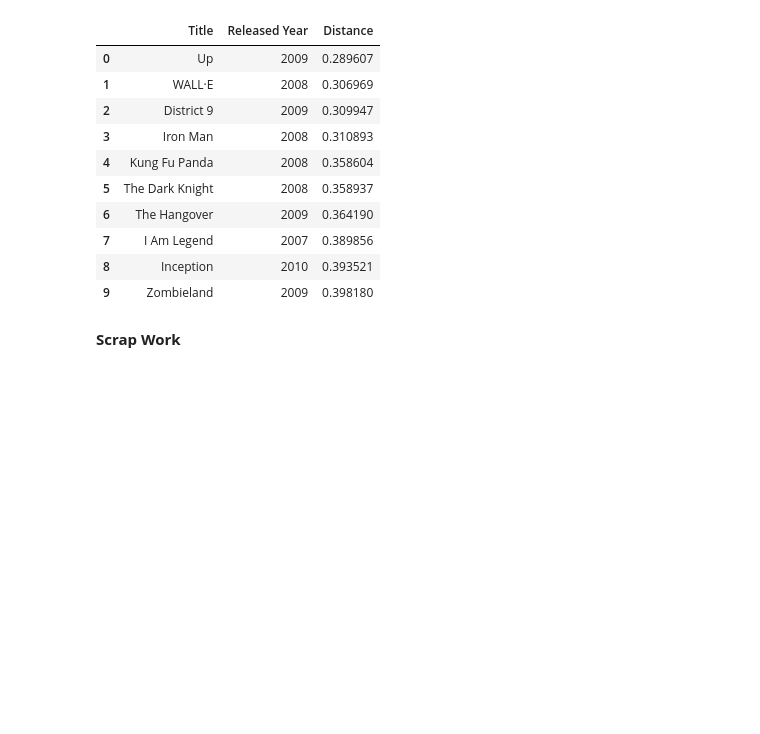
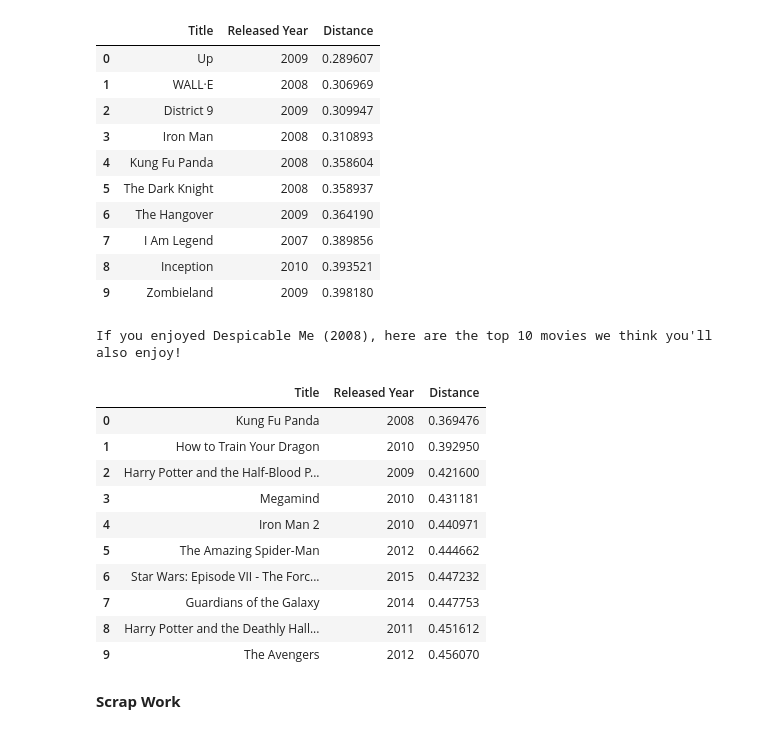
Before and after one commit to proman2520/project-4, a Jupyter notebook: Project4_accmodel_local_v2.ipynb, the cells around one changed output. Saved outputs shown, nothing was run; the diff lists cells and outputs as text; code cells hidden in the pictures; blank space fills up the shorter version.

```diff
--- a/Project4_accmodel_local_v2.ipynb
+++ b/Project4_accmodel_local_v2.ipynb
@@ -216,6 +216,21 @@ If you enjoyed Avatar (2009), here are the top 10 movies we think you'll also en
 | 7 | I Am Legend | 2007 | 0.389856 |
 | 8 | Inception | 2010 | 0.393521 |
 | 9 | Zombieland | 2009 | 0.398180 |
+# %%
+getrecs('Despicable Me')
+# %% [output]
+If you enjoyed Despicable Me (2008), here are the top 10 movies we think you'll also enjoy!
+|  | Title | Released Year | Distance |
+| 0 | Kung Fu Panda | 2008 | 0.369476 |
+| 1 | How to Train Your Dragon | 2010 | 0.392950 |
+| 2 | Harry Potter and the Half-Blood P... | 2009 | 0.421600 |
+| 3 | Megamind | 2010 | 0.431181 |
+| 4 | Iron Man 2 | 2010 | 0.440971 |
+| 5 | The Amazing Spider-Man | 2012 | 0.444662 |
+| 6 | Star Wars: Episode VII - The Forc... | 2015 | 0.447232 |
+| 7 | Guardians of the Galaxy | 2014 | 0.447753 |
+| 8 | Harry Potter and the Deathly Hall... | 2011 | 0.451612 |
+| 9 | The Avengers | 2012 | 0.456070 |
 # %% [markdown]
 **Scrap Work**
 # %%
```
Also changed, not shown: 2 other files.
